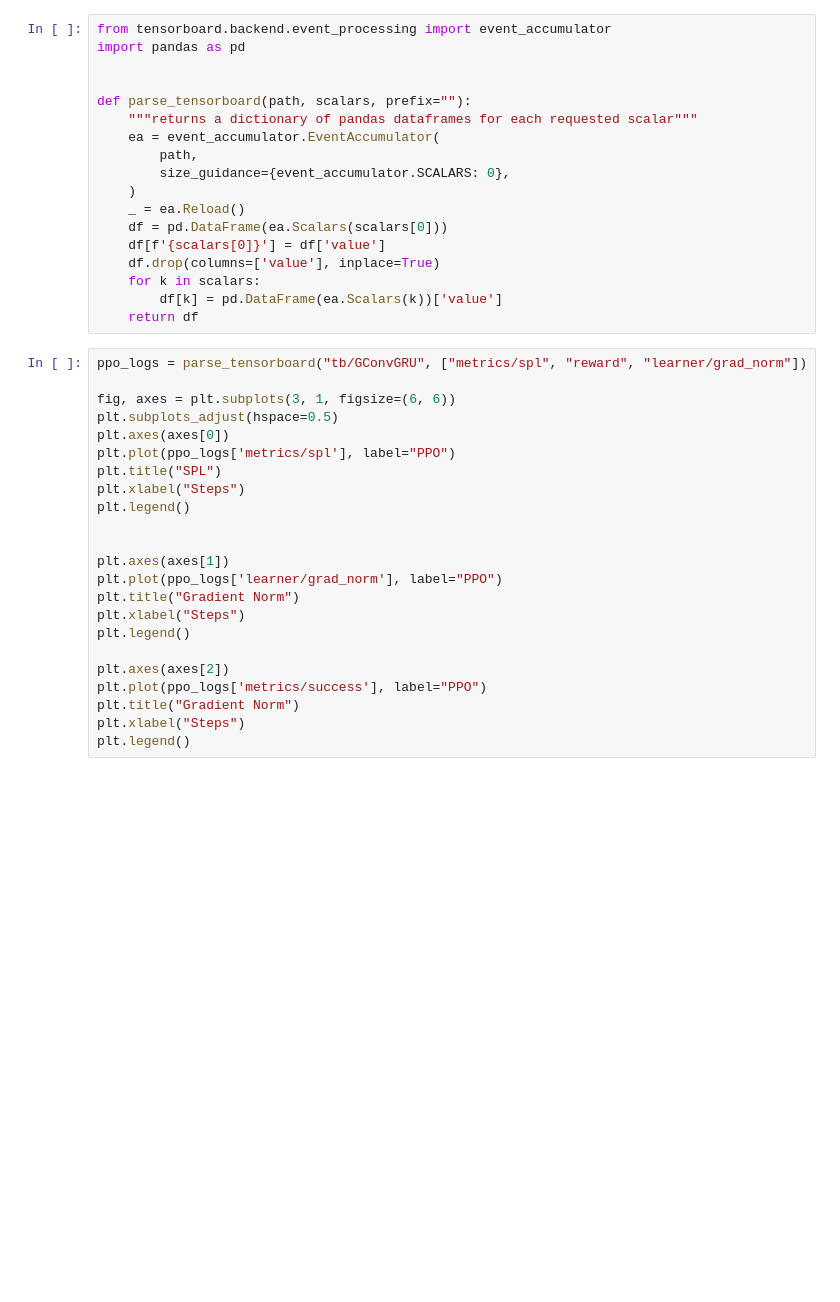
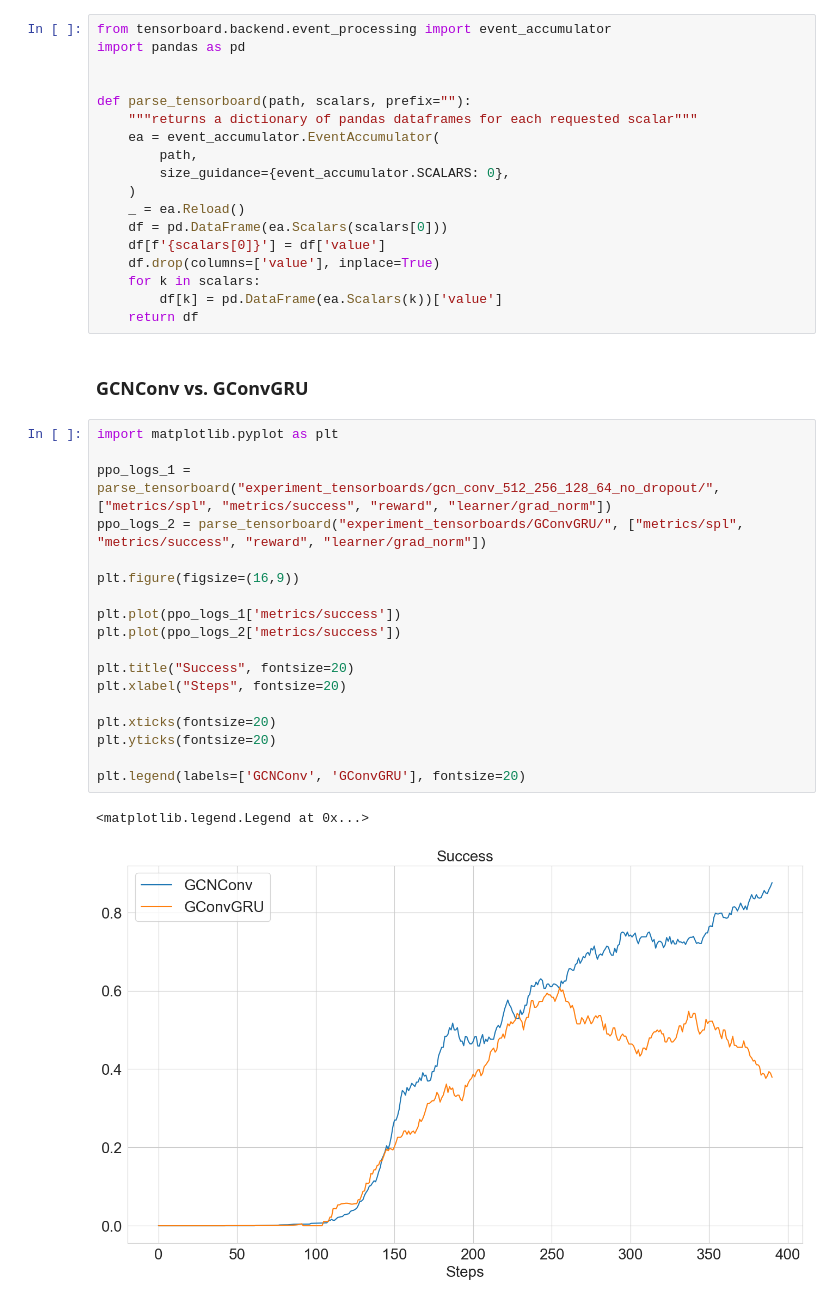
Before and after one commit to Nay-AbiAkl/VisualIntelligence, a Jupyter notebook: To submit/ran_notebook.ipynb, the cells around one changed output. Cells and saved outputs as stored; diff of their text form; blank space fills up the shorter version.

Commit message:
Adds experiment plots to the notebook

```diff
--- a/To submit/ran_notebook.ipynb
+++ b/To submit/ran_notebook.ipynb
@@ -207,26 +214,26 @@ def parse_tensorboard(path, scalars, prefix=""):
     for k in scalars:
         df[k] = pd.DataFrame(ea.Scalars(k))['value']
     return df
-# %%
-ppo_logs = parse_tensorboard("tb/GConvGRU", ["metrics/spl", "reward", "learner/grad_norm"])
-
-fig, axes = plt.subplots(3, 1, figsize=(6, 6))
-plt.subplots_adjust(hspace=0.5)
-plt.axes(axes[0])
-plt.plot(ppo_logs['metrics/spl'], label="PPO")
-plt.title("SPL")
-plt.xlabel("Steps")
-plt.legend()
-
-
-plt.axes(axes[1])
-plt.plot(ppo_logs['learner/grad_norm'], label="PPO")
-plt.title("Gradient Norm")
-plt.xlabel("Steps")
-plt.legend()
-
-plt.axes(axes[2])
-plt.plot(ppo_logs['metrics/success'], label="PPO")
-plt.title("Gradient Norm")
-plt.xlabel("Steps")
-plt.legend()
+# %% [markdown]
+### **GCNConv vs. GConvGRU**
+# %%
+import matplotlib.pyplot as plt
+
+ppo_logs_1 = parse_tensorboard("experiment_tensorboards/gcn_conv_512_256_128_64_no_dropout/", ["metrics/spl", "metrics/success", "reward", "learner/grad_norm"])
+ppo_logs_2 = parse_tensorboard("experiment_tensorboards/GConvGRU/", ["metrics/spl", "metrics/success", "reward", "learner/grad_norm"])
+
+plt.figure(figsize=(16,9))
+
+plt.plot(ppo_logs_1['metrics/success'])
+plt.plot(ppo_logs_2['metrics/success'])
+
+plt.title("Success", fontsize=20)
+plt.xlabel("Steps", fontsize=20)
+
+plt.xticks(fontsize=20)
+plt.yticks(fontsize=20)
+
+plt.legend(labels=['GCNConv', 'GConvGRU'], fontsize=20)
+# %% [output]
+<matplotlib.legend.Legend at 0x...>
+[figure, added]
```
Also changed, not shown: parts of 28 cells of this notebook.
